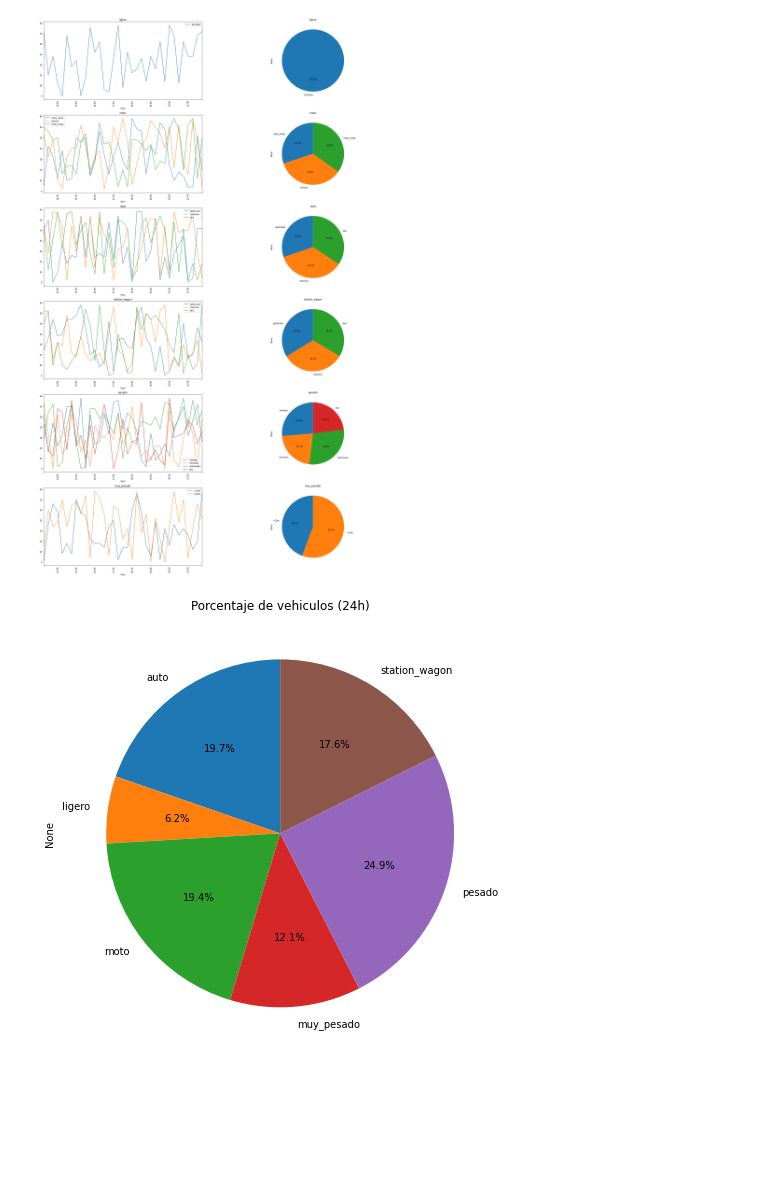
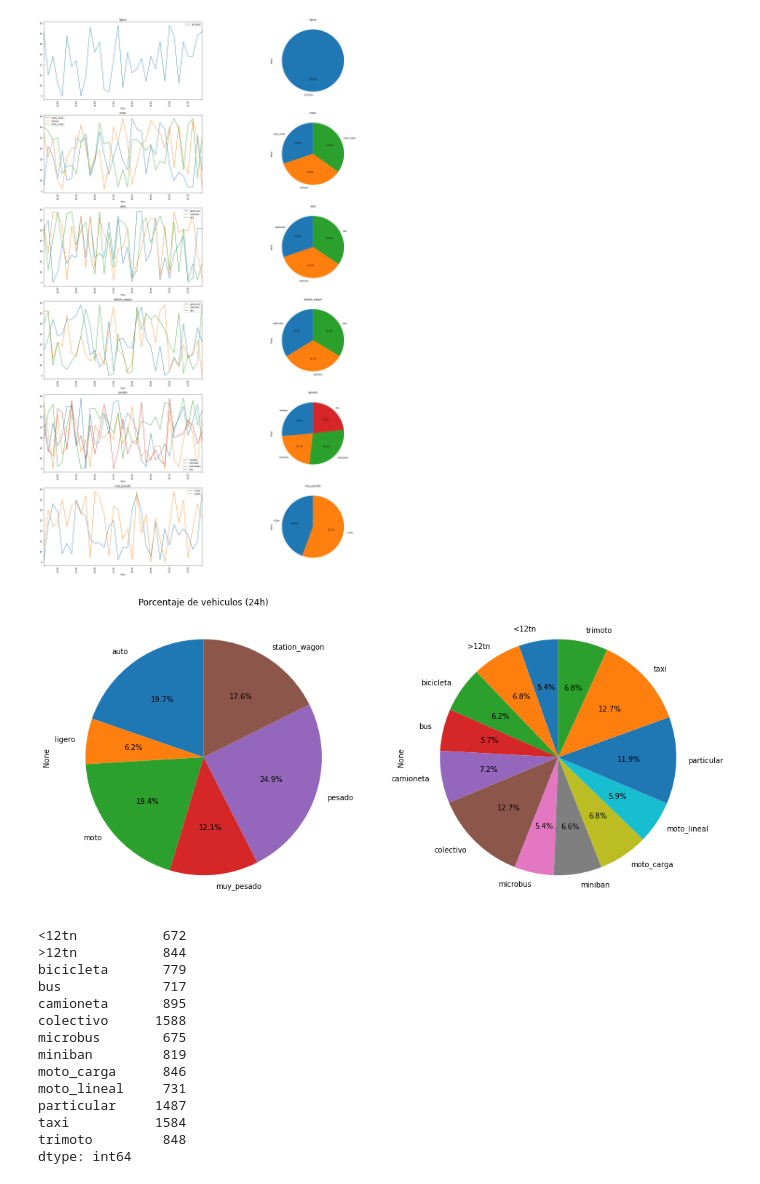
Before and after one commit to GreatestTrain/analisis_carretera, a Jupyter notebook: script.ipynb, the cells around one changed output. Cells and saved outputs as stored; diff of their text form; code cells hidden in the pictures; blank space fills up the shorter version.

```diff
--- a/script.ipynb
+++ b/script.ipynb
@@ -54,10 +54,28 @@ plt.show()
 # %% [output]
 [figure]
 # %%
-fig, ax = plt.subplots(figsize=(8,8))
+fig, ax = plt.subplots(1,2, figsize=(16,8))
 fig.patch.set_facecolor('white')
-ax.set_title("Porcentaje de vehiculos (24h)")
-data.groupby(level=0, axis=1).sum().sum().plot.pie(ax=ax, autopct='%1.1f%%', startangle=90)
+ax[0].set_title("Porcentaje de vehiculos (24h)")
+data.groupby(level=0, axis=1).sum().sum().plot.pie(ax=ax[0], autopct='%1.1f%%', startangle=90)
+data.groupby(level=1, axis=1).sum().sum().plot.pie(ax=ax[1], autopct='%1.1f%%', startangle=90)
 plt.show()
 # %% [output]
-[figure, old version]
+[figure, new version]
+# %%
+data.groupby(level=1, axis=1).sum().sum()
+# %% [output]
+<12tn           672
+>12tn           844
+bicicleta       779
+bus             717
+camioneta       895
+colectivo      1588
+microbus        675
+miniban         819
+moto_carga      846
+moto_lineal     731
+particular     1487
+taxi           1584
+trimoto         848
+dtype: int64
```
